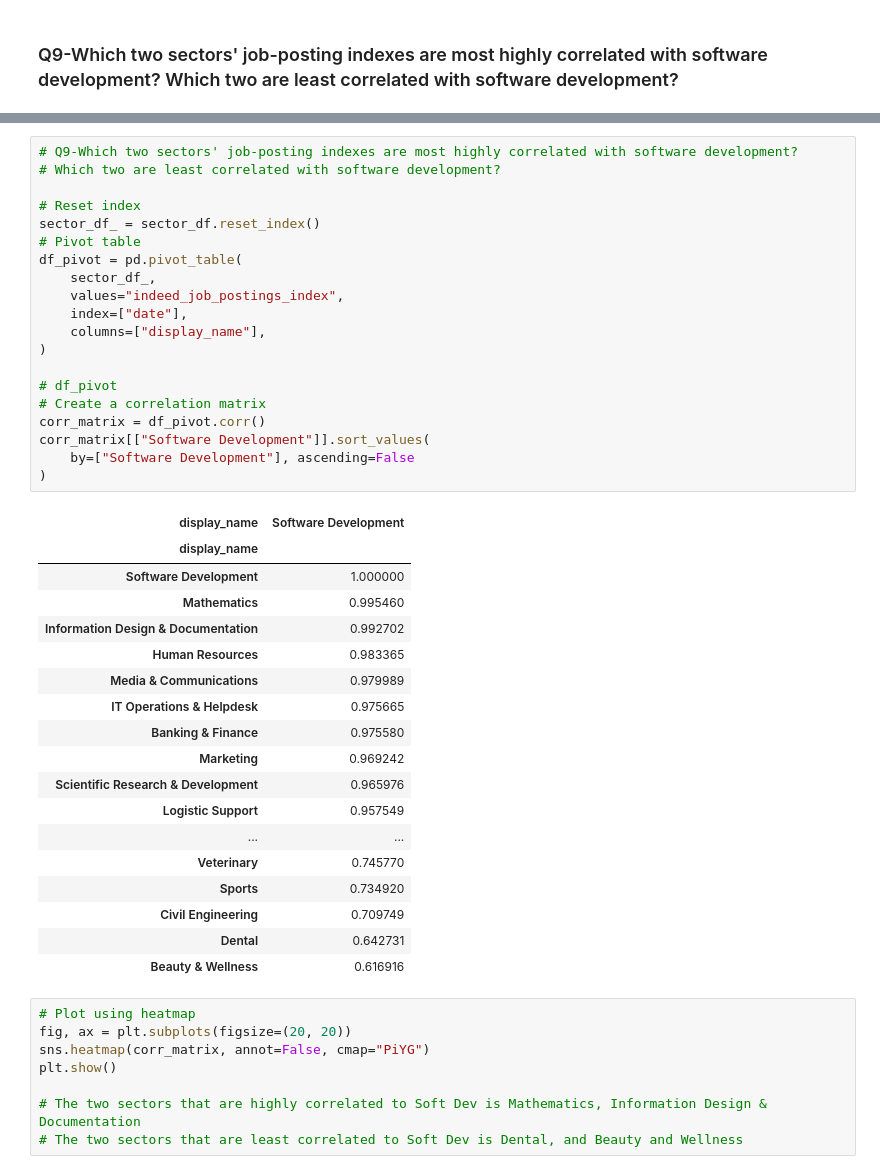
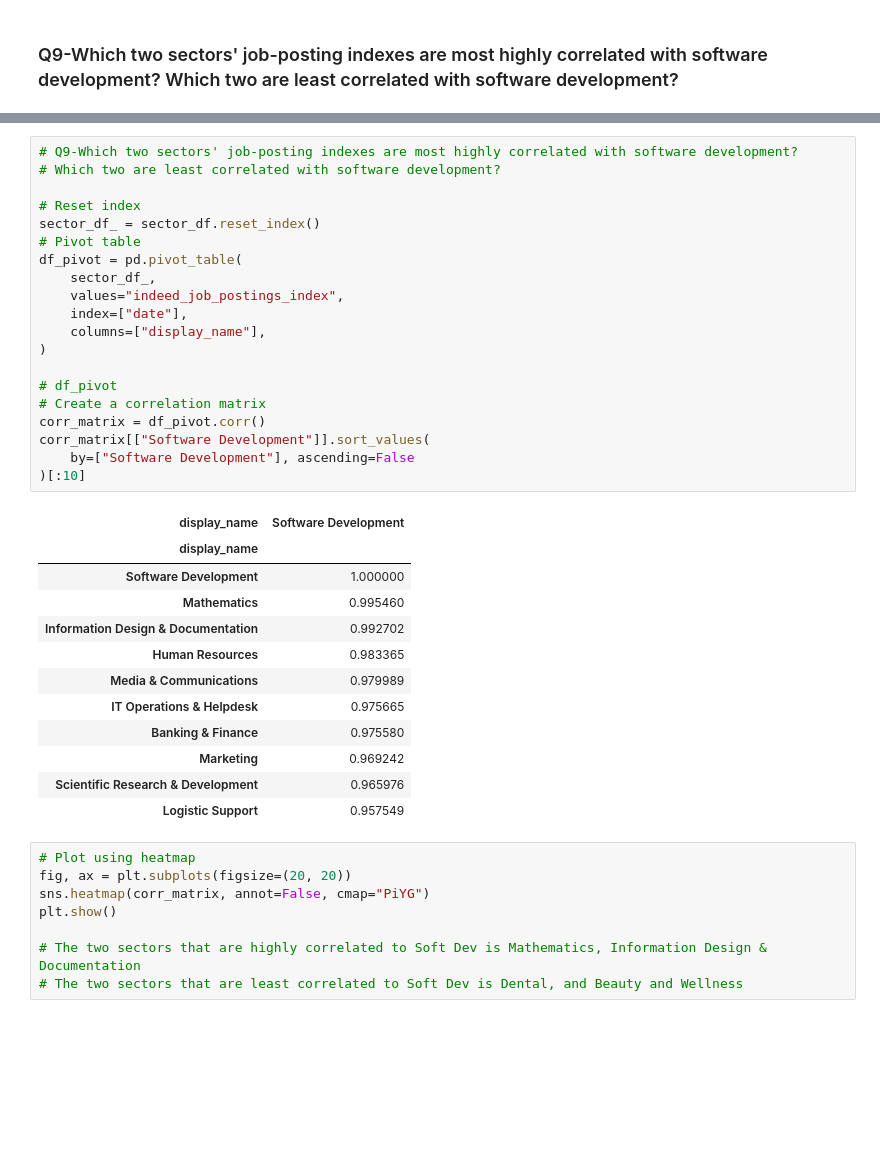
Before and after one commit to reneboygarcia/Bamboo-Weekly-by-Reuven-Lerner, a Jupyter notebook: BW_11-Software Jobs.ipynb, the cells around one changed output, grey strips where cells are left out. Drawn from its saved outputs; the diff is of its cells as text; blank space fills up the shorter version.

```diff
--- a/BW_11-Software Jobs.ipynb
+++ b/BW_11-Software Jobs.ipynb
@@ -243,40 +194,34 @@ df_pivot.head()
 # Which two are least correlated with software development?
 
 # Reset index
 sector_df_ = sector_df.reset_index()
 # Pivot table
 df_pivot = pd.pivot_table(
     sector_df_,
     values="indeed_job_postings_index",
     index=["date"],
     columns=["display_name"],
 )
 
 # df_pivot
 # Create a correlation matrix
 corr_matrix = df_pivot.corr()
 corr_matrix[["Software Development"]].sort_values(
     by=["Software Development"], ascending=False
-)
+)[:10]
 # %% [output]
 | display_name | Software Development |
 | display_name |  |
 | Software Development | 1.000000 |
 | Mathematics | 0.995460 |
 | Information Design & Documentation | 0.992702 |
 | Human Resources | 0.983365 |
 | Media & Communications | 0.979989 |
 | IT Operations & Helpdesk | 0.975665 |
 | Banking & Finance | 0.975580 |
 | Marketing | 0.969242 |
 | Scientific Research & Development | 0.965976 |
 | Logistic Support | 0.957549 |
-| ... | ... |
-| Veterinary | 0.745770 |
-| Sports | 0.734920 |
-| Civil Engineering | 0.709749 |
-| Dental | 0.642731 |
-| Beauty & Wellness | 0.616916 |
 # %%
 # Plot using heatmap
 fig, ax = plt.subplots(figsize=(20, 20))
```
Also changed, not shown: parts of 6 cells of this notebook, 1 other file.
